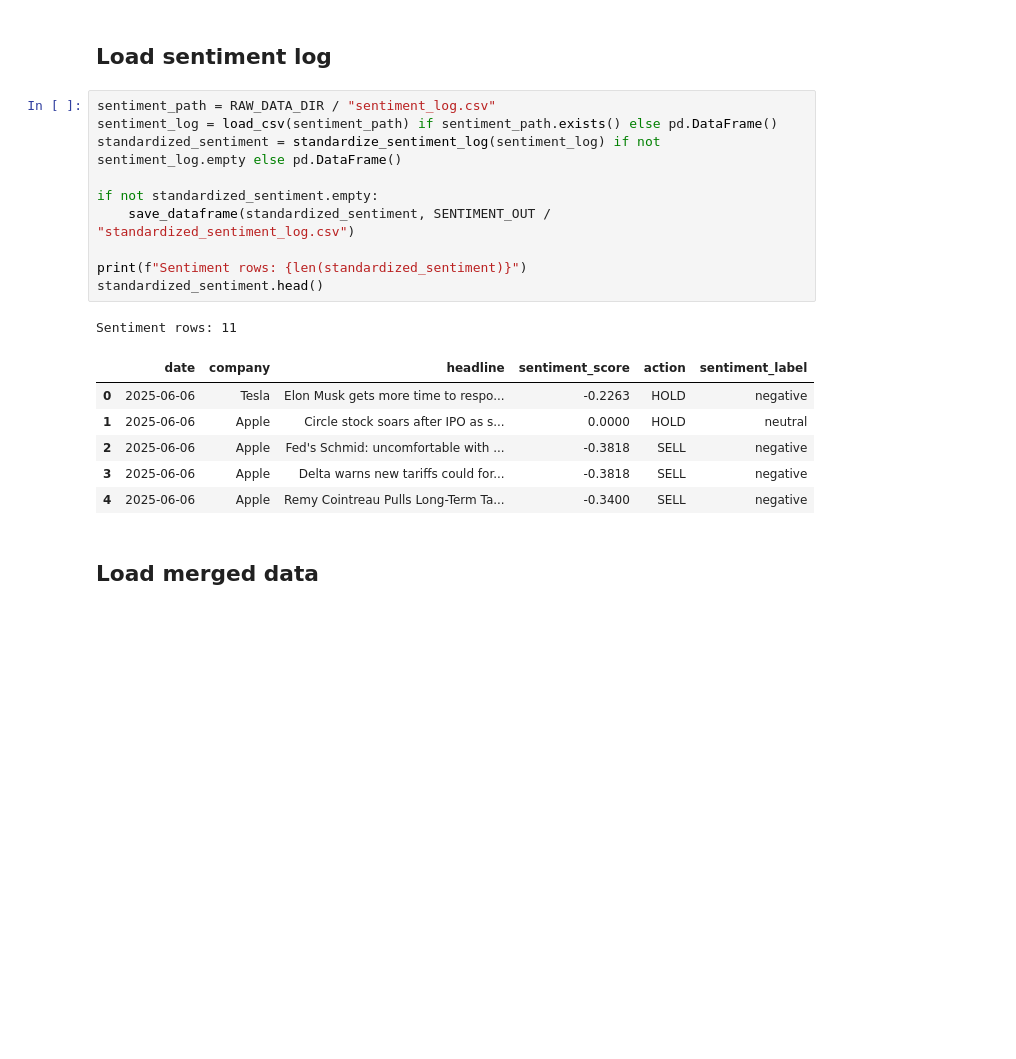
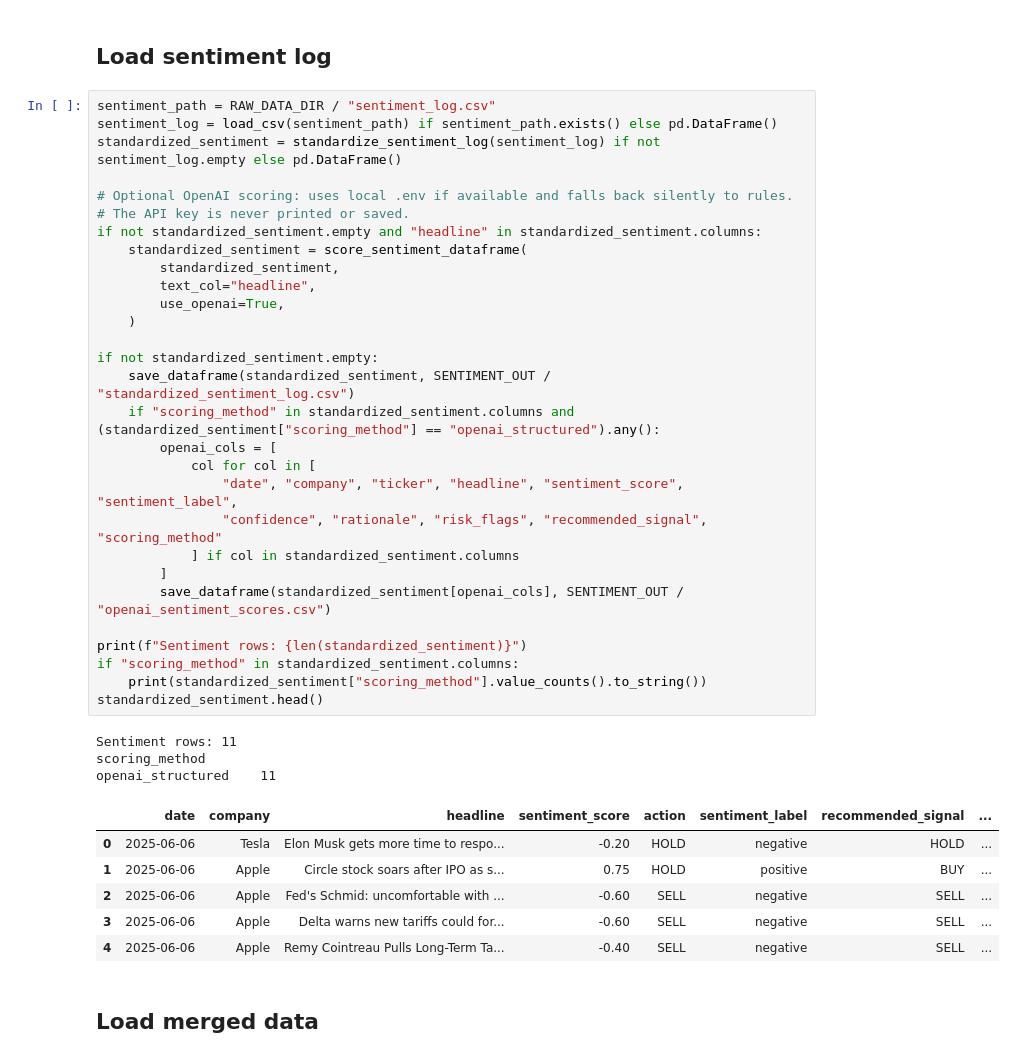
Before and after one commit to Rovs26/Finance-project, a Jupyter notebook: projects/news-sentiment-market-connectedness-engine/notebooks/02_sentiment_market_merge_and_connectedness_executed.ipynb, the cells around one changed output. Saved outputs shown, nothing was run; the diff lists cells and outputs as text; blank space fills up the shorter version.

Commit message:
Improve news sentiment pipeline and regenerate analysis

```diff
--- a/projects/news-sentiment-market-connectedness-engine/notebooks/02_sentiment_market_merge_and_connectedness_executed.ipynb
+++ b/projects/news-sentiment-market-connectedness-engine/notebooks/02_sentiment_market_merge_and_connectedness_executed.ipynb
@@ -119,21 +119,42 @@ Scraped news rows: 0
 # %%
 sentiment_path = RAW_DATA_DIR / "sentiment_log.csv"
 sentiment_log = load_csv(sentiment_path) if sentiment_path.exists() else pd.DataFrame()
 standardized_sentiment = standardize_sentiment_log(sentiment_log) if not sentiment_log.empty else pd.DataFrame()
 
+# Optional OpenAI scoring: uses local .env if available and falls back silently to rules.
+# The API key is never printed or saved.
+if not standardized_sentiment.empty and "headline" in standardized_sentiment.columns:
+    standardized_sentiment = score_sentiment_dataframe(
+        standardized_sentiment,
+        text_col="headline",
+        use_openai=True,
+    )
+
 if not standardized_sentiment.empty:
     save_dataframe(standardized_sentiment, SENTIMENT_OUT / "standardized_sentiment_log.csv")
+    if "scoring_method" in standardized_sentiment.columns and (standardized_sentiment["scoring_method"] == "openai_structured").any():
+        openai_cols = [
+            col for col in [
+                "date", "company", "ticker", "headline", "sentiment_score", "sentiment_label",
+                "confidence", "rationale", "risk_flags", "recommended_signal", "scoring_method"
+            ] if col in standardized_sentiment.columns
+        ]
+        save_dataframe(standardized_sentiment[openai_cols], SENTIMENT_OUT / "openai_sentiment_scores.csv")
 
 print(f"Sentiment rows: {len(standardized_sentiment)}")
+if "scoring_method" in standardized_sentiment.columns:
+    print(standardized_sentiment["scoring_method"].value_counts().to_string())
 standardized_sentiment.head()
 # %% [output]
 Sentiment rows: 11
+scoring_method
+openai_structured    11
-|  | date | company | headline | sentiment_score | action | sentiment_label |
-| 0 | 2025-06-06 | Tesla | Elon Musk gets more time to respo... | -0.2263 | HOLD | negative |
-| 1 | 2025-06-06 | Apple | Circle stock soars after IPO as s... | 0.0000 | HOLD | neutral |
-| 2 | 2025-06-06 | Apple | Fed's Schmid: uncomfortable with ... | -0.3818 | SELL | negative |
-| 3 | 2025-06-06 | Apple | Delta warns new tariffs could for... | -0.3818 | SELL | negative |
-| 4 | 2025-06-06 | Apple | Remy Cointreau Pulls Long-Term Ta... | -0.3400 | SELL | negative |
+|  | date | company | headline | sentiment_score | action | sentiment_label | recommended_signal | ... |
+| 0 | 2025-06-06 | Tesla | Elon Musk gets more time to respo... | -0.20 | HOLD | negative | HOLD | ... |
+| 1 | 2025-06-06 | Apple | Circle stock soars after IPO as s... | 0.75 | HOLD | positive | BUY | ... |
+| 2 | 2025-06-06 | Apple | Fed's Schmid: uncomfortable with ... | -0.60 | SELL | negative | SELL | ... |
+| 3 | 2025-06-06 | Apple | Delta warns new tariffs could for... | -0.60 | SELL | negative | SELL | ... |
+| 4 | 2025-06-06 | Apple | Remy Cointreau Pulls Long-Term Ta... | -0.40 | SELL | negative | SELL | ... |
 # %% [markdown]
 ## Load merged data
 # %%
```
Also changed, not shown: parts of 12 cells of this notebook, 17 other files.
